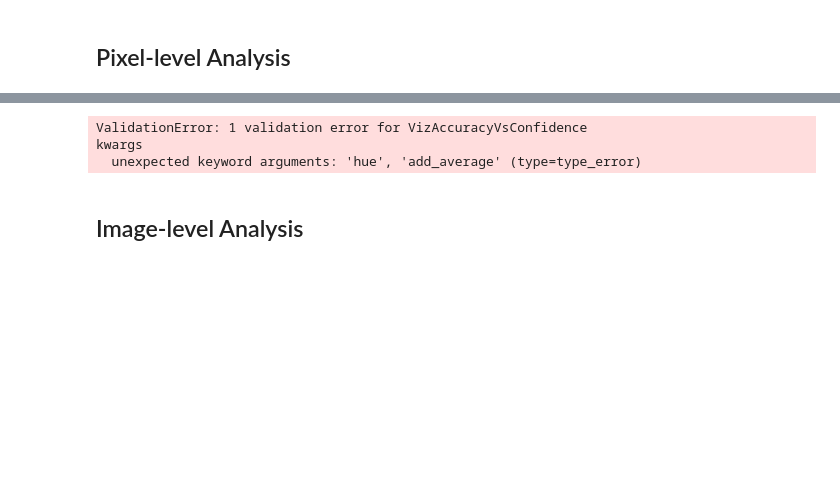
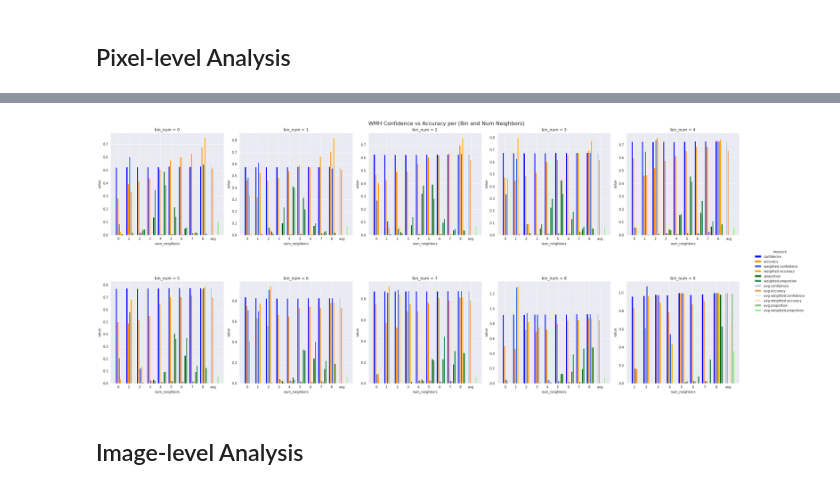
Before and after one commit to VictorButoi/ESE, a Jupyter notebook: notebooks/err_analysis/wmh_err.ipynb, the cells around one changed output, grey strips where cells are left out. Cells and saved outputs as stored; diff of their text form; code cells hidden in the pictures; blank space fills up the shorter version.

Commit message:
not happy with current plots, but things are working

```diff
--- a/notebooks/err_analysis/wmh_err.ipynb
+++ b/notebooks/err_analysis/wmh_err.ipynb
@@ -82,21 +82,17 @@ viz_accuracy_vs_confidence(
 # %%
 from ese.experiment.analysis.err_diagrams import viz_accuracy_vs_confidence
 
 viz_accuracy_vs_confidence(
     pixel_preds_dict,
     title="WMH Confidence vs Accuracy per (Bin and Num Neighbors)",
     x="num_neighbors",
-    hue="measure",
     col="bin_num",
     kind="bar",
-    add_average=True,
     add_proportion=True,
     facet_kws={'sharey': False, 'sharex': False},
     )
 # %% [output]
-ValidationError: 1 validation error for VizAccuracyVsConfidence
-kwargs
-  unexpected keyword arguments: 'hue', 'add_average' (type=type_error)
+[figure, added]
 # %% [markdown]
 ## Image-level Analysis
 # %%
```
Also changed, not shown: parts of 5 cells of this notebook, 1 other file.
